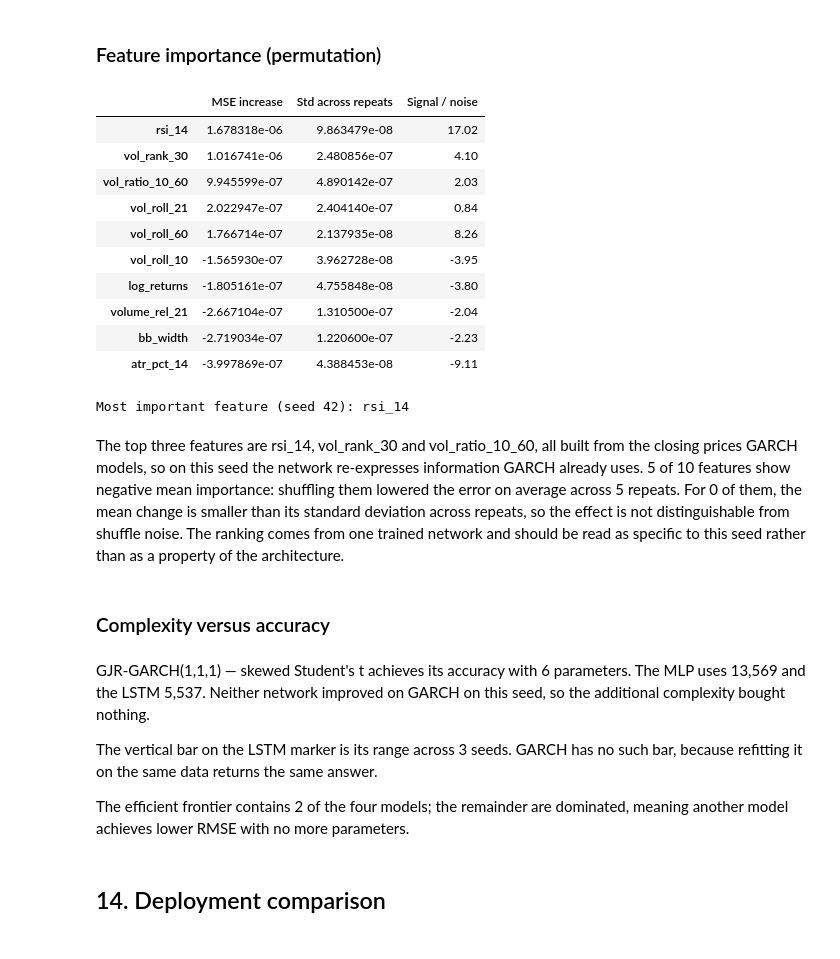
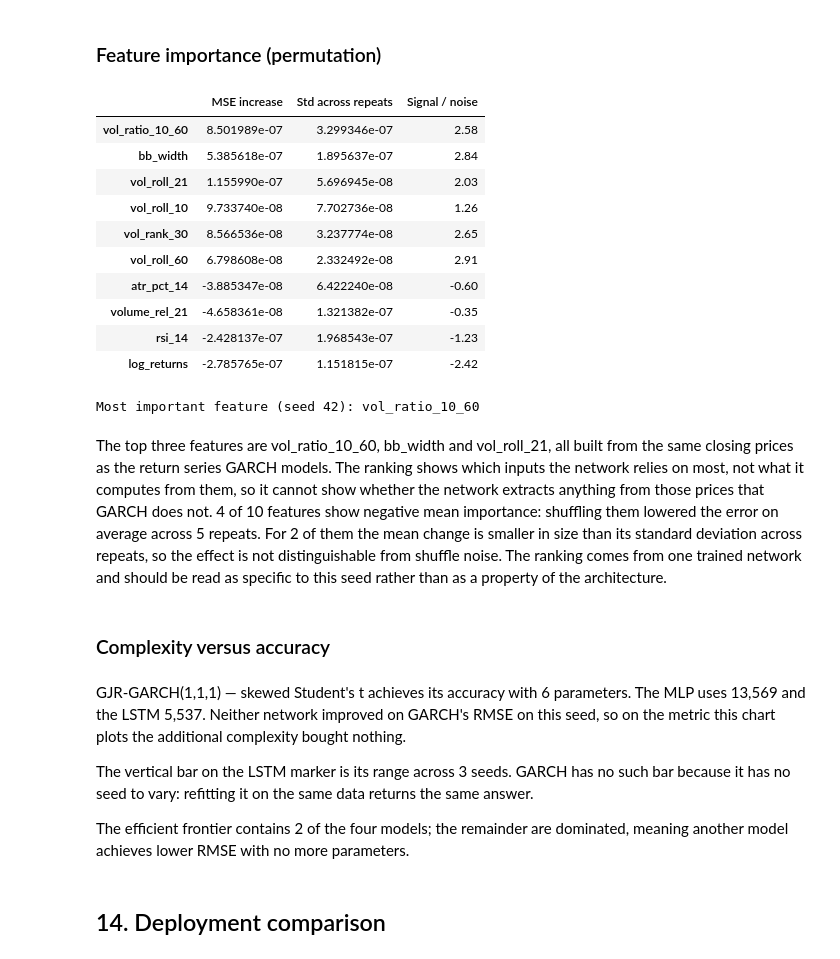
Before and after one commit to Mena-Beshara/sp500-market-intelligence-system, a Jupyter notebook: notebooks/06_deep_learning_comparison.ipynb, the cells around one changed output. Cells and saved outputs as stored; diff of their text form; code cells hidden in the pictures.

```diff
--- a/notebooks/06_deep_learning_comparison.ipynb
+++ b/notebooks/06_deep_learning_comparison.ipynb
@@ -435,7 +446,7 @@ def build_lstm(lookback, n_features, units=LSTM_UNITS):
 
 
 def build_mlp(lookback, n_features, hidden=MLP_HIDDEN):
-    """Feed-forward baseline: same inputs, no sequential structure."""
+    """Feed-forward baseline: same inputs, flattened, no recurrence."""
     model = Sequential([
         Input(shape=(lookback, n_features)),
         Flatten(),
@@ -490,8 +501,7 @@ def run_walk_forward(seed, verbose=True):
 
     Returns a dict with forecasts, timings, epoch counts and training
     histories. Everything except the seed is identical across calls, so
-    differences between returned results are attributable to the seed and to
-    the non-determinism the seed does not control.
+    differences between returned results are attributable to the seed alone.
     """
     n_blocks = (TEST_SIZE + REFIT_EVERY - 1) // REFIT_EVERY
     lstm_fc = np.zeros(TEST_SIZE)
@@ -526,7 +536,11 @@ def run_walk_forward(seed, verbose=True):
                            monitor='val_loss')
 
         # ── LSTM ──
-        tf.random.set_seed(seed + block)
+        # Seeds Python's random module, NumPy and TensorFlow together.
+        # Keras 3 draws weight initialisation and dropout from Python's
+        # random module, which tf.random.set_seed alone does not reach.
+        # seed * 100 + block gives every refit of every seed its own seed.
+        tf.keras.utils.set_random_seed(seed * 100 + block)
         lstm_model = build_lstm(LOOKBACK, n_features)
         t0 = time.perf_counter()
         h = lstm_model.fit(X_fit, y_fit, validation_data=(X_val, y_val),
@@ -539,7 +553,7 @@ def run_walk_forward(seed, verbose=True):
             X_test_scaled, verbose=0).flatten()
 
         # ── MLP ──
-        tf.random.set_seed(seed + block)
+        tf.keras.utils.set_random_seed(seed * 100 + block)
         mlp_model = build_mlp(LOOKBACK, n_features)
         t0 = time.perf_counter()
         h = mlp_model.fit(X_fit, y_fit, validation_data=(X_val, y_val),
@@ -1639,24 +1681,25 @@ if top_outside:
         f"{join_names(top_outside)} {'carries' if len(top_outside) == 1 else 'carry'} "
         f"information GARCH never sees; {join_names(top_closes)} "
         f"{'is' if len(top_closes) == 1 else 'are'} built from the same closing "
-        f"prices GARCH models."
+        "prices as the return series GARCH models."
     )
     # Quoted again in section 15.
     importance_summary = (
         f"puts {join_names(top_outside)}, which GARCH never sees, among the "
-        f"three inputs the LSTM relies on most, so it is not only re-learning "
-        f"the return series"
+        "three inputs the LSTM relies on most"
     )
 else:
     feat_interp = (
         f"The top three features are {join_names(top_3)}, all built from the "
-        f"closing prices GARCH models, so on this seed the network re-expresses "
-        f"information GARCH already uses."
+        "same closing prices as the return series GARCH models. The ranking "
+        "shows which inputs the network relies on most, not what it computes "
+        "from them, so it cannot show whether the network extracts anything "
+        "from those prices that GARCH does not."
     )
     importance_summary = (
         "ranks only inputs built from closing prices among the three the LSTM "
-        "relies on most, so on this seed it appears to re-learn information "
-        "GARCH already uses"
+        "relies on most. The ranking cannot show whether the network extracts "
+        "anything from those prices that GARCH does not"
     )
 
 if n_negative == 0:
@@ -1671,45 +1714,45 @@ else:
                       "deviation across repeats, so the effect is not "
                       "distinguishable from shuffle noise." if n_neg_within else
                       " Its mean change is larger in size than its standard "
                       "deviation across repeats, so the reduction is "
                       "consistent across shuffles.")
     elif n_neg_within == 0:
         noise_text = (" In every case the mean change is larger in size than "
                       "its standard deviation across repeats, so the reduction "
                       "is consistent across shuffles.")
     elif n_neg_within == n_negative:
         noise_text = (" In every case the mean change is smaller in size than "
                       "its standard deviation across repeats, so the effect is "
                       "not distinguishable from shuffle noise.")
     else:
         noise_text = (f" For {n_neg_within} of them the mean change is smaller "
                       "in size than its standard deviation across repeats, so "
                       "the effect is not distinguishable from shuffle noise.")
     neg_text = (
         f" {n_negative} of {len(FEATURE_COLS)} features "
         f"{'shows' if n_negative == 1 else 'show'} negative mean importance: "
         f"shuffling {'it' if n_negative == 1 else 'them'} lowered the error on "
         f"average across {N_REPEATS} repeats." + noise_text
     )
 display(Markdown(
     feat_interp + neg_text +
     " The ranking comes from one trained network and should be read as "
     "specific to this seed rather than as a property of the architecture."
 ))
 # %% [output]
 |  | MSE increase | Std across repeats | Signal / noise |
-| rsi_14 | 1.678318e-06 | 9.863479e-08 | 17.02 |
-| vol_rank_30 | 1.016741e-06 | 2.480856e-07 | 4.10 |
-| vol_ratio_10_60 | 9.945599e-07 | 4.890142e-07 | 2.03 |
-| vol_roll_21 | 2.022947e-07 | 2.404140e-07 | 0.84 |
-| vol_roll_60 | 1.766714e-07 | 2.137935e-08 | 8.26 |
-| vol_roll_10 | -1.565930e-07 | 3.962728e-08 | -3.95 |
-| log_returns | -1.805161e-07 | 4.755848e-08 | -3.80 |
-| volume_rel_21 | -2.667104e-07 | 1.310500e-07 | -2.04 |
-| bb_width | -2.719034e-07 | 1.220600e-07 | -2.23 |
-| atr_pct_14 | -3.997869e-07 | 4.388453e-08 | -9.11 |
+| vol_ratio_10_60 | 8.501989e-07 | 3.299346e-07 | 2.58 |
+| bb_width | 5.385618e-07 | 1.895637e-07 | 2.84 |
+| vol_roll_21 | 1.155990e-07 | 5.696945e-08 | 2.03 |
+| vol_roll_10 | 9.733740e-08 | 7.702736e-08 | 1.26 |
+| vol_rank_30 | 8.566536e-08 | 3.237774e-08 | 2.65 |
+| vol_roll_60 | 6.798608e-08 | 2.332492e-08 | 2.91 |
+| atr_pct_14 | -3.885347e-08 | 6.422240e-08 | -0.60 |
+| volume_rel_21 | -4.658361e-08 | 1.321382e-07 | -0.35 |
+| rsi_14 | -2.428137e-07 | 1.968543e-07 | -1.23 |
+| log_returns | -2.785765e-07 | 1.151815e-07 | -2.42 |
-Most important feature (seed 42): rsi_14
+Most important feature (seed 42): vol_ratio_10_60
-The top three features are rsi_14, vol_rank_30 and vol_ratio_10_60, all built from the closing prices GARCH models, so on this seed the network re-expresses information GARCH already uses. 5 of 10 features show negative mean importance: shuffling them lowered the error on average across 5 repeats. For 0 of them, the mean change is smaller than its standard deviation across repeats, so the effect is not distinguishable from shuffle noise. The ranking comes from one trained network and should be read as specific to this seed rather than as a property of the architecture.
+The top three features are vol_ratio_10_60, bb_width and vol_roll_21, all built from the same closing prices as the return series GARCH models. The ranking shows which inputs the network relies on most, not what it computes from them, so it cannot show whether the network extracts anything from those prices that GARCH does not. 4 of 10 features show negative mean importance: shuffling them lowered the error on average across 5 repeats. For 2 of them the mean change is smaller in size than its standard deviation across repeats, so the effect is not distinguishable from shuffle noise. The ranking comes from one trained network and should be read as specific to this seed rather than as a property of the architecture.
 # %% [markdown]
 ### Complexity versus accuracy
 # %%
@@ -1764,13 +1807,13 @@ if lstm_garch_tie:
     )
 elif garch_wins:
     complexity_note = (
-        'Neither network improved on GARCH on this seed, so the additional '
-        'complexity bought nothing.'
+        "Neither network improved on GARCH's RMSE on this seed, so on the "
+        "metric this chart plots the additional complexity bought nothing."
     )
 else:
     complexity_note = (
-        'A network improved on GARCH on this seed, at substantial complexity '
-        'cost.'
+        'A network had lower RMSE than GARCH on this seed, at substantial '
+        'complexity cost.'
     )
 
 display(Markdown(f"""
@@ -1778,8 +1821,8 @@ display(Markdown(f"""
 uses {mlp_params:,} and the LSTM {lstm_params:,}. {complexity_note}
 
 The vertical bar on the LSTM marker is its range across {len(SEED_LIST)} seeds.
-GARCH has no such bar, because refitting it on the same data returns the same
-answer.
+GARCH has no such bar because it has no seed to vary: refitting it on the same
+data returns the same answer.
 
 The efficient frontier contains {len(frontier)} of the four models; the
 remainder are dominated, meaning another model achieves lower RMSE with no
@@ -1788,11 +1831,11 @@ more parameters.
 # %% [output]
 
 GJR-GARCH(1,1,1) — skewed Student's t achieves its accuracy with 6 parameters. The MLP
-uses 13,569 and the LSTM 5,537. Neither network improved on GARCH on this seed, so the additional complexity bought nothing.
+uses 13,569 and the LSTM 5,537. Neither network improved on GARCH's RMSE on this seed, so on the metric this chart plots the additional complexity bought nothing.
 
 The vertical bar on the LSTM marker is its range across 3 seeds.
-GARCH has no such bar, because refitting it on the same data returns the same
-answer.
+GARCH has no such bar because it has no seed to vary: refitting it on the same
+data returns the same answer.
 
 The efficient frontier contains 2 of the four models; the
 remainder are dominated, meaning another model achieves lower RMSE with no
```
Also changed, not shown: parts of 24 cells of this notebook, 4 other files.
